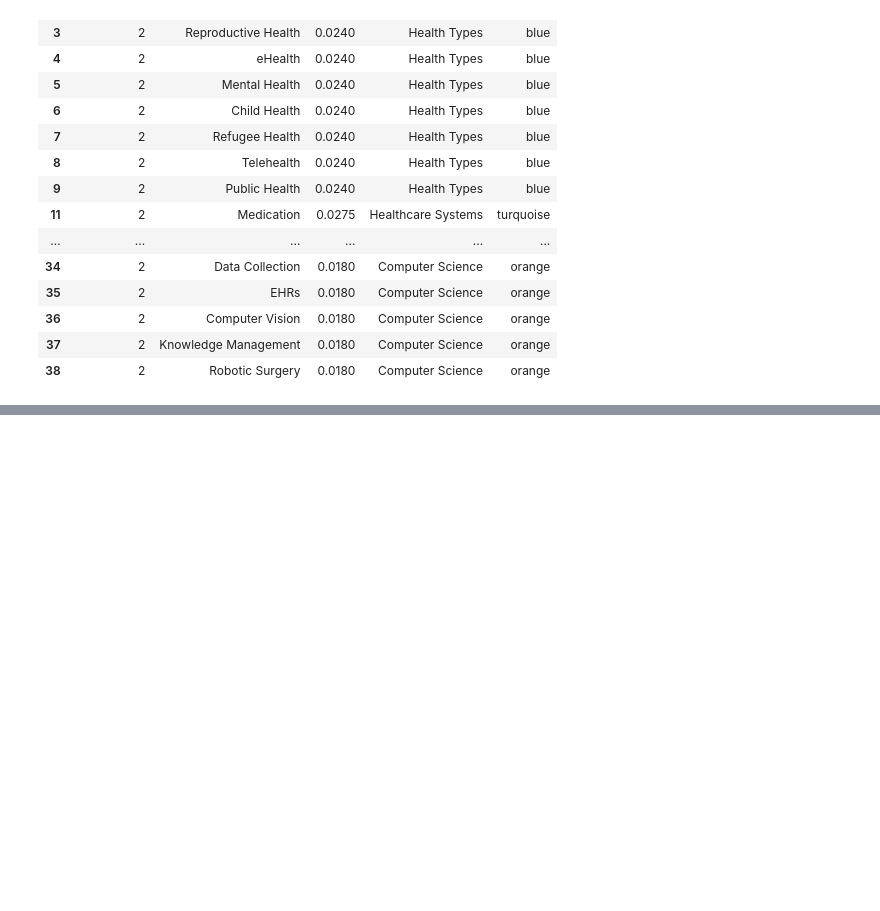
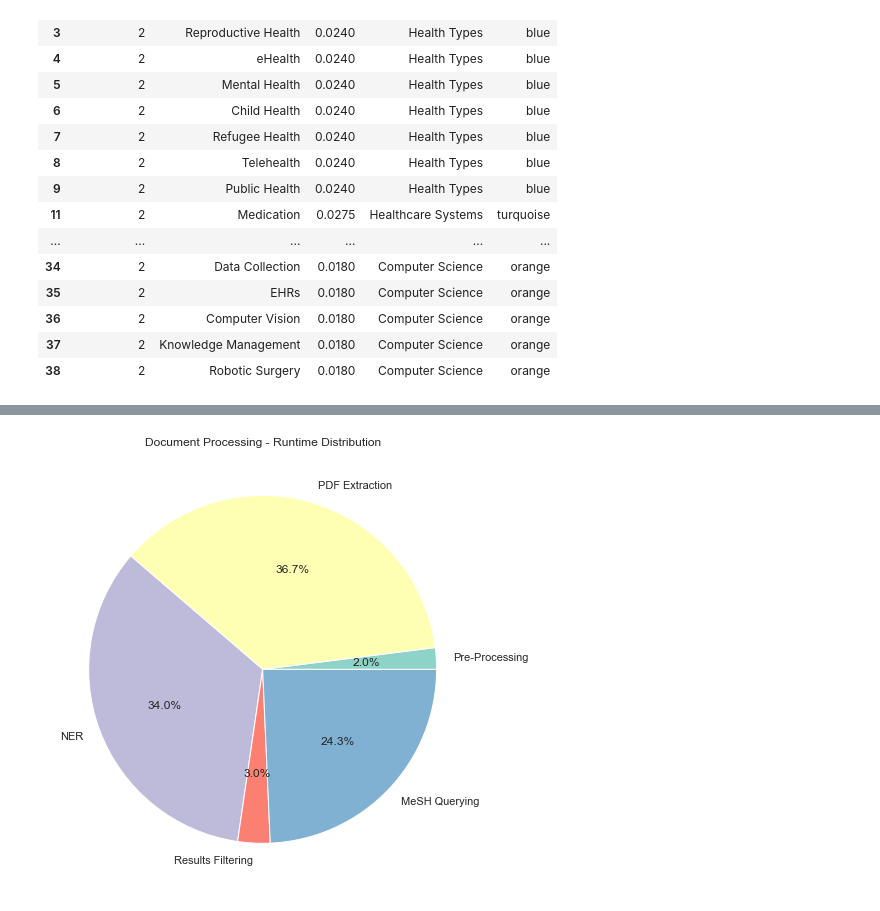
Before and after one commit to mrgeooo14/UNIGE-Master-Thesis, a Jupyter notebook: word2vec Tag Discovery/heatmap.ipynb, the cells around one changed output, grey strips where cells are left out. Saved outputs shown, nothing was run; the diff lists cells and outputs as text; code cells hidden in the pictures; blank space fills up the shorter version.

```diff
--- a/word2vec Tag Discovery/heatmap.ipynb
+++ b/word2vec Tag Discovery/heatmap.ipynb
@@ -77,0 +78,20 @@ plt.show()
+# %%
+sns.set()
+
+times = [2, 36.7, 34, 3, 24.3]
+legend = ['Pre-Processing', 'PDF Extraction', 'NER', 'Results Filtering', 'MeSH Querying']
+colors = plt.cm.Set3.colors
+
+# annotations = ['Implementome', '100 Publications', '100 Books', 'BioWordVec']
+
+plt.figure(figsize = (12, 8))
+plt.title('Document Processing - Runtime Distribution')
+plt.pie(times, labels=legend, autopct='%1.1f%%', colors = colors)
+
+# for i, txt in enumerate(annotations):
+#     plt.annotate(txt, (x[i], org[i]), xytext=(10, 10), textcoords='offset points', fontsize=10)
+#     plt.annotate(txt, (x[i], recall[i]), xytext=(10, 10), textcoords='offset points', fontsize=10)
+
+plt.show()
+# %% [output]
+[figure, added]
```
Also changed, not shown: parts of 4 cells of this notebook, 4 other files.
